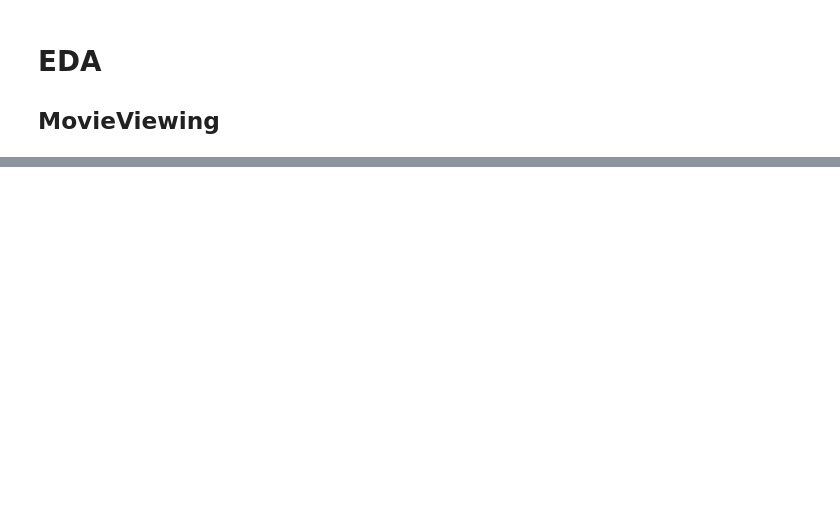
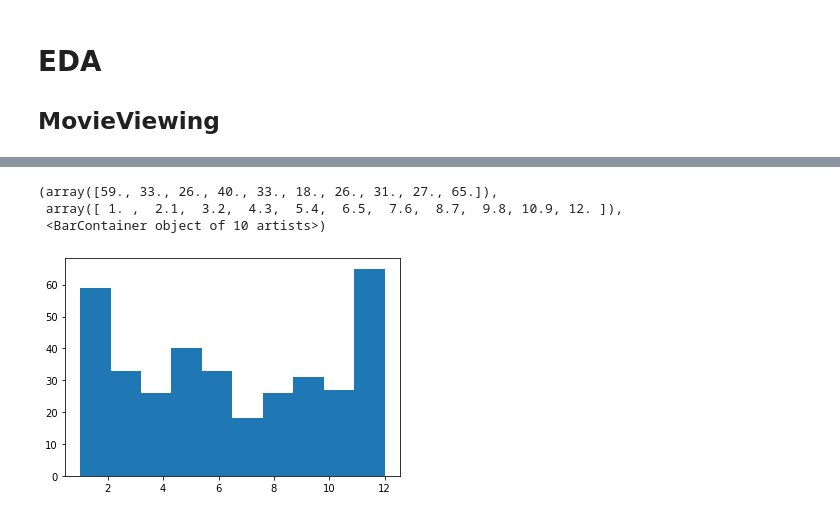
Before and after one commit to KimSH39/MovieViewing, a Jupyter notebook: EDA/EDA(MovieViewing).ipynb, the cells around one changed output, grey strips where cells are left out. Cells and saved outputs as stored; diff of their text form; code cells hidden in the pictures; blank space fills up the shorter version.

```diff
--- a/EDA/EDA(MovieViewing).ipynb
+++ b/EDA/EDA(MovieViewing).ipynb
@@ -111,0 +143,7 @@ array([[-4.21597713e-01],
+# %%
+plt.hist(k_movie['MONTH'])
+# %% [output]
+(array([59., 33., 26., 40., 33., 18., 26., 31., 27., 65.]),
+ array([ 1. ,  2.1,  3.2,  4.3,  5.4,  6.5,  7.6,  8.7,  9.8, 10.9, 12. ]),
+ <BarContainer object of 10 artists>)
+[figure, added]
```
Also changed, not shown: parts of 14 cells of this notebook.
